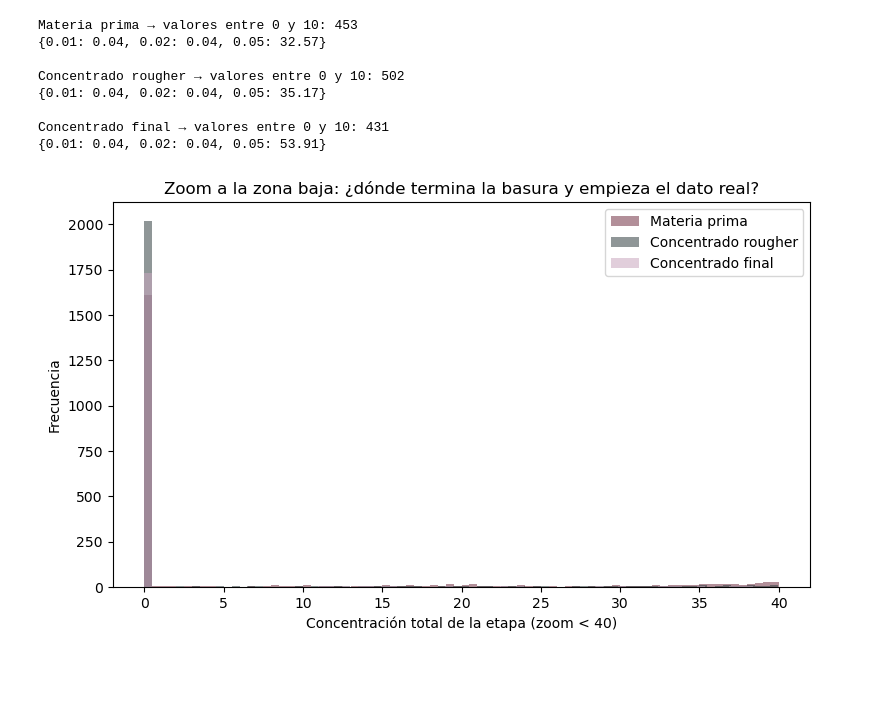
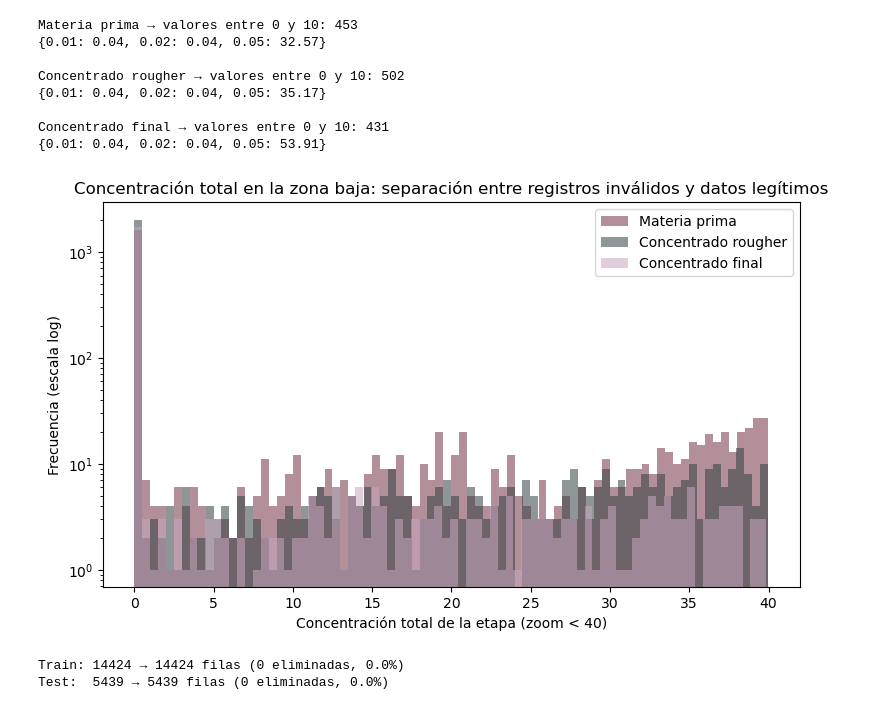
Before and after one commit to he1109-ci3l0/-gold-recovery-zyfra, a Jupyter notebook: notebooks/gold_recovery.ipynb, the cells around one changed output. Drawn from its saved outputs; the diff is of its cells as text; code cells hidden in the pictures; blank space fills up the shorter version.

```diff
--- a/notebooks/gold_recovery.ipynb
+++ b/notebooks/gold_recovery.ipynb
@@ -306,15 +306,37 @@ Concentrado rougher → valores entre 0 y 10: 502
 
 Concentrado final → valores entre 0 y 10: 431
 {0.01: 0.04, 0.02: 0.04, 0.05: 53.91}
-# %%
-fig, ax = plt.subplots(figsize=(9, 5))
-for nombre, serie in totales.items():
-    ax.hist(serie[serie < 40], bins=80, alpha=0.55, color=colores[nombre], label=nombre)
-
-ax.set_xlabel("Concentración total de la etapa (zoom < 40)")
-ax.set_ylabel("Frecuencia")
-ax.set_title("Zoom a la zona baja: ¿dónde termina la basura y empieza el dato real?")
-ax.legend()
-plt.show()
-# %% [output]
-[figure, removed]
+# %%
+fig, ax = plt.subplots(figsize=(9, 5))
+for nombre, serie in totales.items():
+    ax.hist(serie[serie < 40], bins=80, alpha=0.55, color=colores[nombre], label=nombre)
+
+ax.set_yscale("log")
+ax.set_xlabel("Concentración total de la etapa (zoom < 40)")
+ax.set_ylabel("Frecuencia (escala log)")
+ax.set_title("Concentración total en la zona baja: separación entre registros inválidos y datos legítimos")
+ax.legend()
+plt.show()
+# %% [output]
+[figure, added]
+# %%
+UMBRAL = 15
+
+mask_train = pd.Series(True, index=train.index)
+for cols in etapas_total.values():
+    mask_train &= train[cols].sum(axis=1) > UMBRAL
+
+filas_antes = len(train)
+train = train[mask_train].copy()
+
+cols_test = ["rougher.input.feed_au", "rougher.input.feed_ag", "rougher.input.feed_pb", "rougher.input.feed_sol"]
+mask_test = test[cols_test].sum(axis=1) > UMBRAL
+
+filas_test_antes = len(test)
+test = test[mask_test].copy()
+
+print(f"Train: {filas_antes} → {len(train)} filas ({filas_antes - len(train)} eliminadas, {(filas_antes - len(train)) / filas_antes:.1%})")
+print(f"Test:  {filas_test_antes} → {len(test)} filas ({filas_test_antes - len(test)} eliminadas, {(filas_test_antes - len(test)) / filas_test_antes:.1%})")
+# %% [output]
+Train: 14424 → 14424 filas (0 eliminadas, 0.0%)
+Test:  5439 → 5439 filas (0 eliminadas, 0.0%)
```
Also changed, not shown: parts of 6 cells of this notebook.
